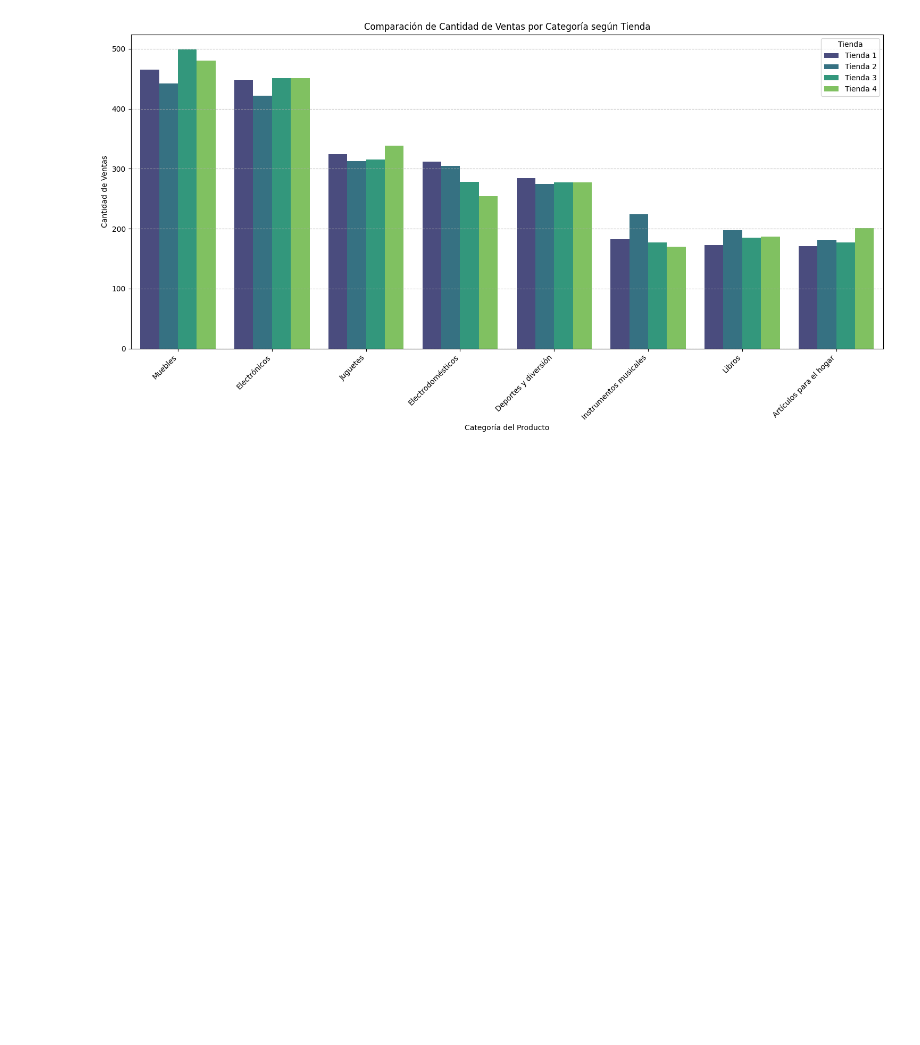
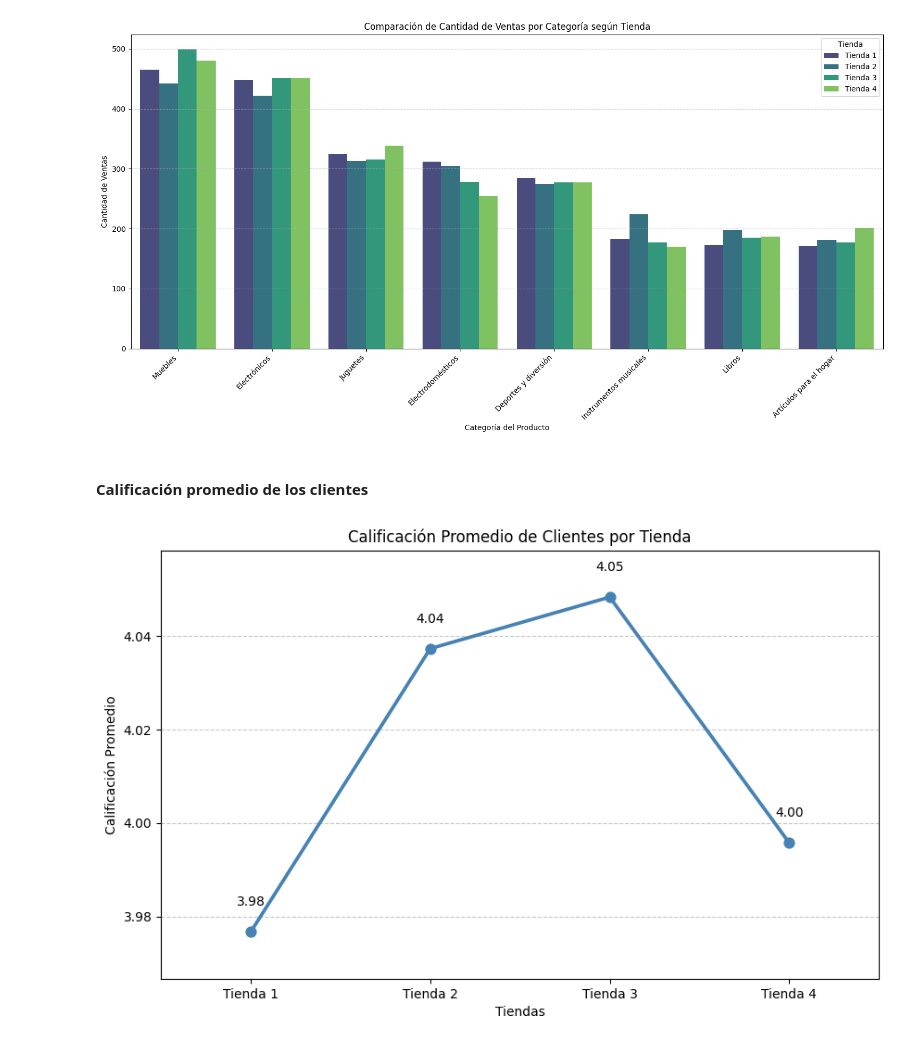
Before and after one commit to Solsmi/challenge1_data_science, a Jupyter notebook: ChallengeAluraStoreLatam.ipynb, the cells around one changed output. Drawn from its saved outputs; the diff is of its cells as text; code cells hidden in the pictures; blank space fills up the shorter version.

```diff
--- a/ChallengeAluraStoreLatam.ipynb
+++ b/ChallengeAluraStoreLatam.ipynb
@@ -296,3 +300,42 @@ plt.tight_layout()
 plt.show()
 # %% [output]
 [figure]
+# %% [markdown]
+#### **Calificación promedio de los clientes**
+# %%
+# Preparar los datos en un DataFrame para seaborn
+datos_calificaciones = pd.DataFrame({
+    'Tienda': nombres_tiendas,
+    'Calificación Promedio': [
+        calificacion_promedio_tienda1,
+        calificacion_promedio_tienda2,
+        calificacion_promedio_tienda3,
+        calificacion_promedio_tienda4
+    ]
+})
+
+# Generar el gráfico de puntos
+plt.figure(figsize=(10, 6))
+sns.pointplot(
+    x='Tienda',
+    y='Calificación Promedio',
+    data=datos_calificaciones,
+    color='steelblue',
+    linestyles='-', # Conectar los puntos con una línea
+    markers='o' # Usar círculos como marcadores
+)
+
+# Añadir los valores de calificación en los puntos
+for index, row in datos_calificaciones.iterrows():
+    plt.text(index, row['Calificación Promedio'] + 0.005, f"{row['Calificación Promedio']:.2f}",
+             color='black', ha="center", va="bottom", fontsize=10)
+
+plt.xlabel('Tiendas')
+plt.ylabel('Calificación Promedio')
+plt.title('Calificación Promedio de Clientes por Tienda')
+# Ajustar el límite del eje Y para exagerar las diferencias
+plt.ylim(datos_calificaciones['Calificación Promedio'].min() - 0.01, datos_calificaciones['Calificación Promedio'].max() + 0.01)
+plt.grid(axis='y', linestyle='--', alpha=0.7)
+plt.show()
+# %% [output]
+[figure, added]
```
Also changed, not shown: parts of 7 cells of this notebook.
